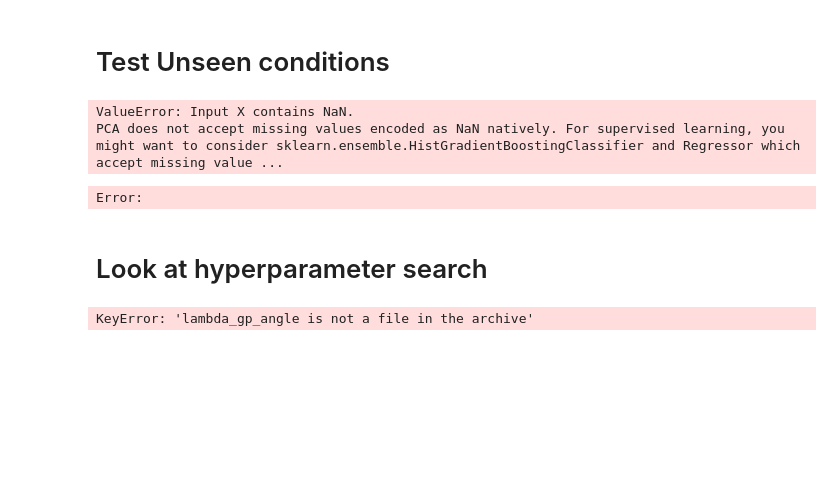
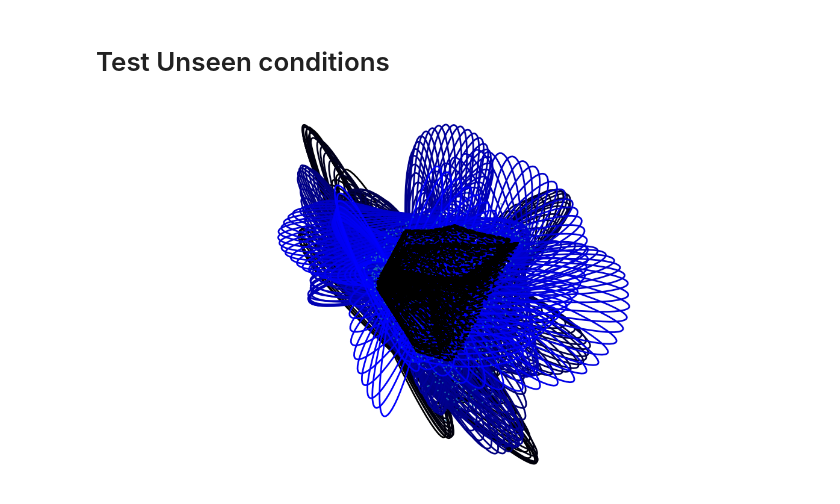
Before and after one commit to scastedo/wishart-process, a Jupyter notebook: z_castedo_wishart_test_3.ipynb, the cells around one changed output. Drawn from its saved outputs; the diff is of its cells as text; code cells hidden in the pictures; blank space fills up the shorter version.

```diff
--- a/z_castedo_wishart_test_3.ipynb
+++ b/z_castedo_wishart_test_3.ipynb
@@ -343,33 +317,20 @@ visualizations.draw_ellipse(empirical_mu[:,None],empirical_sigma,plt.cm.hsv(np.l
 # %%
 # Given
 # -----
 # X_test : ndarray, (num_test_conditions x num_variables), test data from first network.
 
 # Interpolate covariances in unseen test conditions
 # test at 200 points instead of C
 
-X_TEST_CONDITIONS = jnp.stack(
-    jnp.meshgrid(jnp.linspace(0, C1-1, 20), jnp.linspace(0, C2-1, 5), indexing='ij'), axis=-1
-).reshape(-1, 2)
+
+
+
 with numpyro.handlers.seed(rng_seed=1):
+    # X_TEST_CONDITIONS = jnp.linspace(0, C-1, 48)
+    X_TEST_CONDITIONS = jnp.stack(jnp.meshgrid(jnp.linspace(0, C1-1, 100), jnp.linspace(0, C2-1, 5), indexing='ij'), axis=-1).reshape(-1, 2)
     mu_test_hat, sigma_test_hat, F_test_hat = posterior.sample(X_TEST_CONDITIONS)
-
-visualizations.visualize_pc(
-    mu_test_hat[:,None],sigma_test_hat,pc=TEST_RESPONSE.reshape(TEST_RESPONSE.shape[0]*TEST_RESPONSE.shape[1],-1)
-)
+    visualizations.visualize_pc(
+        mu_test_hat[:,None],sigma_test_hat,pc=Y_RESPONSE.reshape(Y_RESPONSE.shape[0]*Y_RESPONSE.shape[1],-1)
+    )
 # %% [output]
-ValueError: Input X contains NaN.
-PCA does not accept missing values encoded as NaN natively. For supervised learning, you might want to consider sklearn.ensemble.HistGradientBoostingClassifier and Regressor which accept missing value ...
-Error:
+[figure, added]
-# %% [markdown]
-# Look at hyperparameter search
-# %%
-#import hyperparam search
-hyperparam_search = np.load('hyperparameter_optimization_results_lambdas_15_05.npz')
-# plot results here is how I saved it
-#    np.savez('hyperparameter_optimization_results.npz',
-#                 hyperparam_grid=hyperparam_grid,
-#                 best_hyperparams=best_hyperparams,
-#                 best_score=best_score)
-# %% [output]
-KeyError: 'lambda_gp_angle is not a file in the archive'
```
Also changed, not shown: parts of 10 cells of this notebook, 8 other files.
